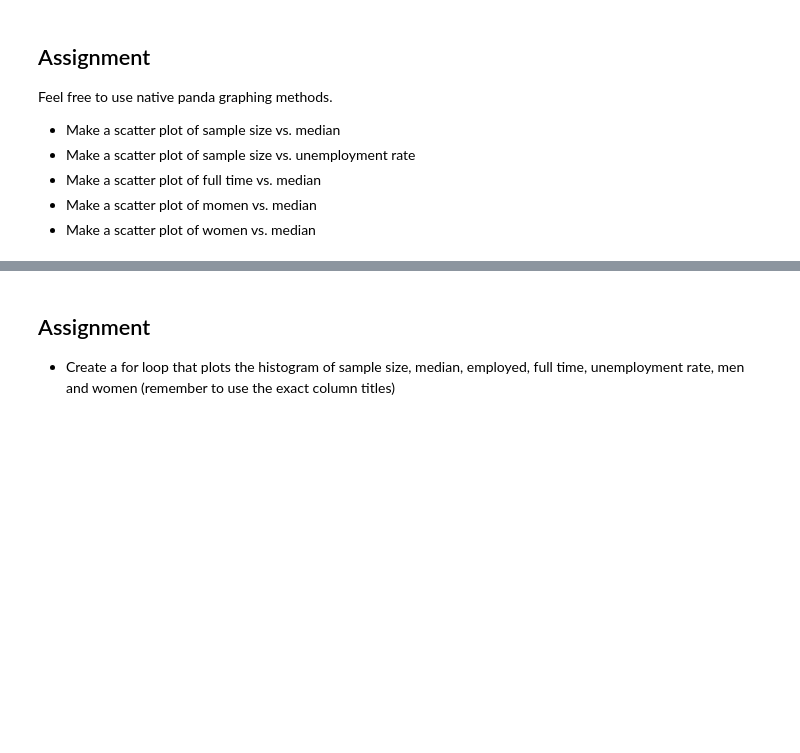
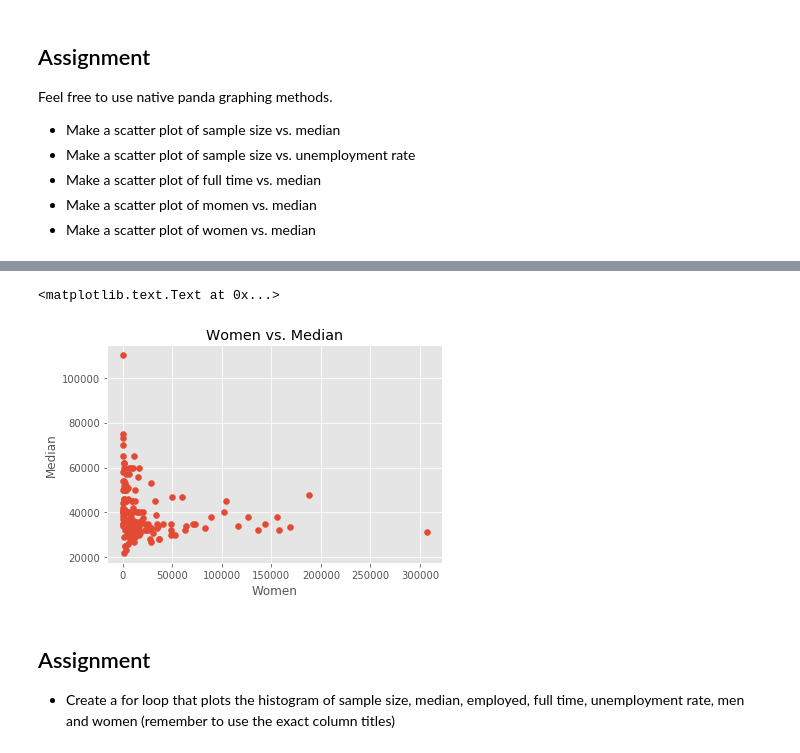
Before and after one commit to cfung/k2_datascience, a Jupyter notebook: foundations/college_majors_exercises.ipynb, the cells around one changed output, grey strips where cells are left out. Cells and saved outputs as stored; diff of their text form; code cells hidden in the pictures; blank space fills up the shorter version.

```diff
--- a/foundations/college_majors_exercises.ipynb
+++ b/foundations/college_majors_exercises.ipynb
@@ -123,5 +134,13 @@ plt.ylabel('Median')
 # %%
 # Make a scatter plot of women vs. median
+
+plt.scatter(grad_data['Women'], grad_data['Median'])
+plt.title('Women vs. Median')
+plt.xlabel('Women')
+plt.ylabel('Median')
+# %% [output]
+<matplotlib.text.Text at 0x...>
+[figure, added]
 # %% [markdown]
 ## Assignment
 
```
Also changed, not shown: parts of 8 cells of this notebook.
